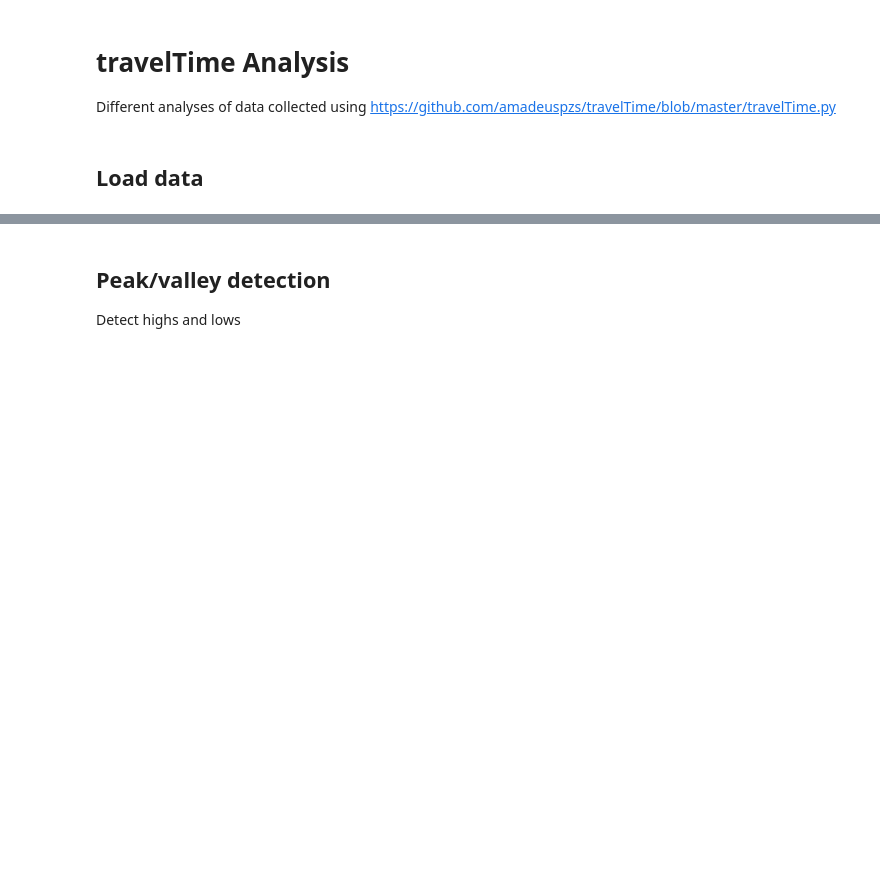
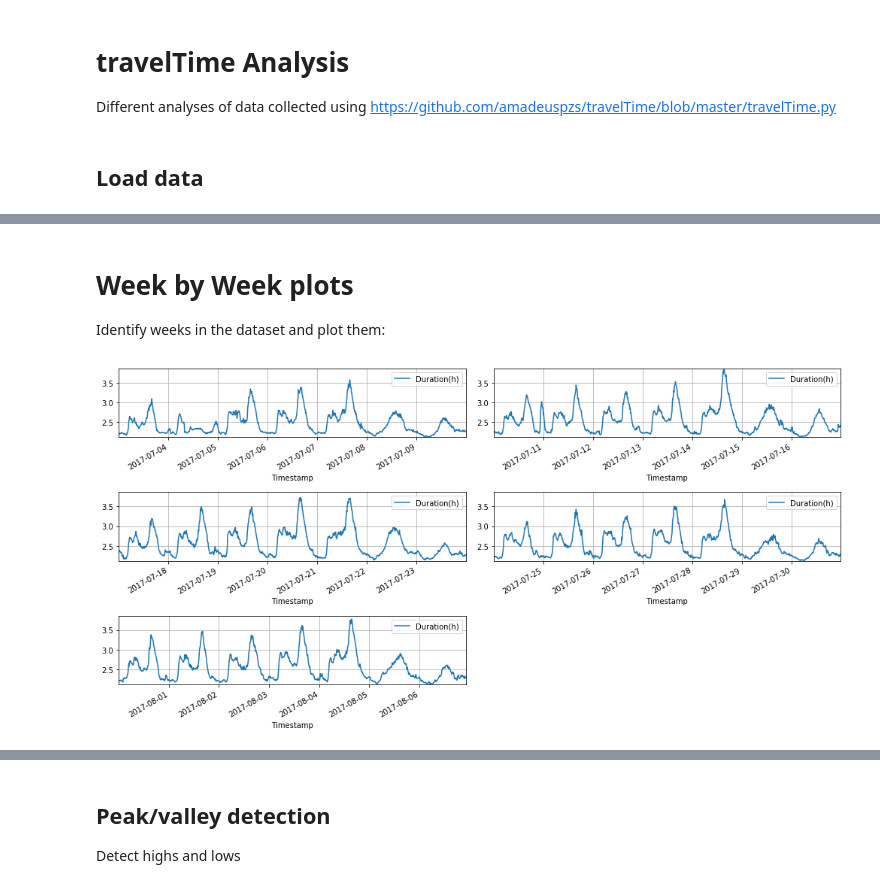
Before and after one commit to amadeuspzs/travelTime, a Jupyter notebook: analysis.ipynb, the cells around one changed output, grey strips where cells are left out. Cells and saved outputs as stored; diff of their text form; code cells hidden in the pictures; blank space fills up the shorter version.

```diff
--- a/analysis.ipynb
+++ b/analysis.ipynb
@@ -101,0 +57,19 @@ plt.show()
+# %% [markdown]
+# Week by Week plots
+
+Identify weeks in the dataset and plot them:
+# %%
+weeks = find_weeks(data)
+num_cols = 2
+num_rows = int(math.ceil(len(weeks) / float(num_cols)))
+ylim = [min([min(data[week[0]:week[1]+1]['Duration(h)']) for week in weeks]),
+        max([max(data[week[0]:week[1]+1]['Duration(h)']) for week in weeks])]
+plt.figure(1,figsize=(14, 7))
+for e, week in enumerate(weeks):
+    ax = plt.subplot(num_rows,num_cols,e+1)
+    data[week[0]:week[1]].plot(x='Timestamp',y='Duration(h)',ax=ax)
+    ax.grid()
+    ax.set_ylim(ylim)
+plt.tight_layout()
+# %% [output]
+[figure, added]
```
Also changed, not shown: parts of 26 cells of this notebook, 2 other files.
